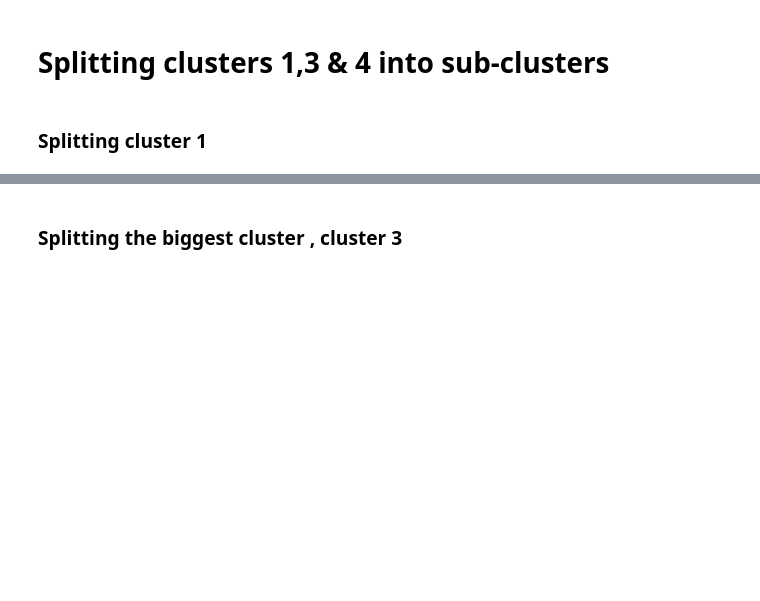
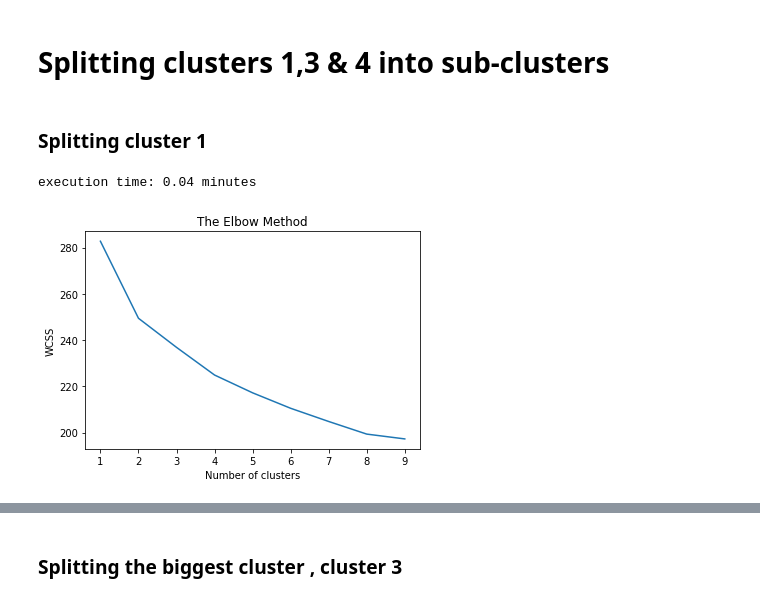
Before and after one commit to DistrictDataLabs/company-clustering, a Jupyter notebook: Company Clustering.ipynb, the cells around one changed output, grey strips where cells are left out. Drawn from its saved outputs; the diff is of its cells as text; code cells hidden in the pictures; blank space fills up the shorter version.

```diff
--- a/Company Clustering.ipynb
+++ b/Company Clustering.ipynb
@@ -499,6 +484,11 @@ topics = save_topics(df=df, km=km, num_clusters=num_clusters, cluster_level='Clu
 # Splitting clusters 1,3 & 4 into sub-clusters
 # %% [markdown]
 ### Splitting cluster 1
+# %%
+find_number_clusters(cluster1_tfidif.todense())
+# %% [output]
+execution time: 0.04 minutes
+[figure, added]
 # %%
 # trying to find subclusters for any cluster
 Subcluster1_df=merged_df[merged_df['Clusters']==1]
```
Also changed, not shown: parts of 17 cells of this notebook.
